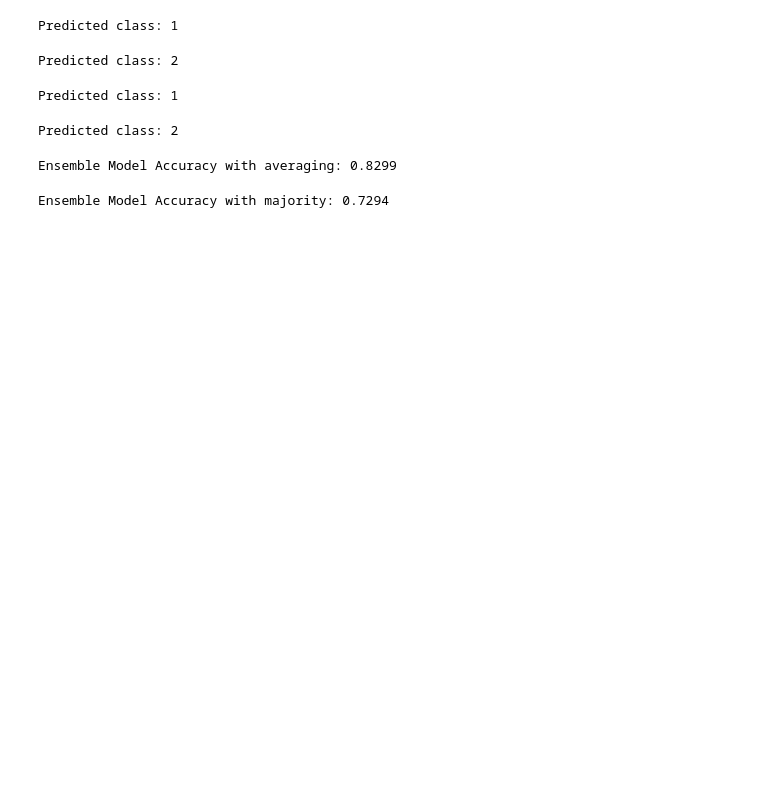
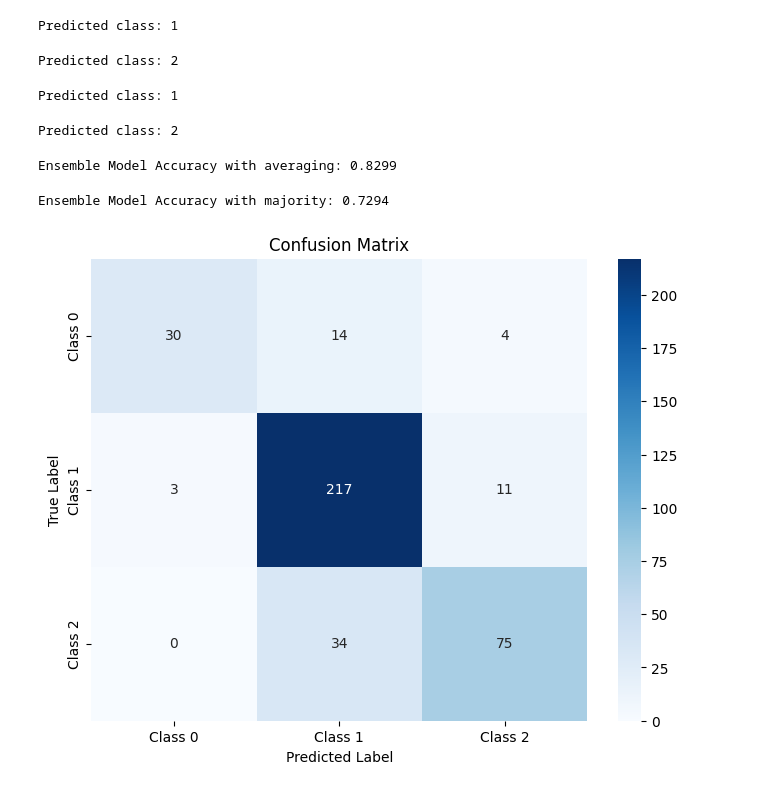
Before and after one commit to beyzoskaya/ML-In-Finance-CS-540, a Jupyter notebook: finance_project.ipynb, the cells around one changed output. Cells and saved outputs as stored; diff of their text form; code cells hidden in the pictures; blank space fills up the shorter version.

Commit message:
confusion matrixes added

```diff
--- a/finance_project.ipynb
+++ b/finance_project.ipynb
@@ -472,3 +472,29 @@ accuracy = accuracy_score(labels, predictions)
 print(f"Ensemble Model Accuracy with majority: {accuracy:.4f}")
 # %% [output]
 Ensemble Model Accuracy with majority: 0.7294
+# %%
+from sklearn.metrics import confusion_matrix
+import seaborn as sns
+import matplotlib.pyplot as plt
+
+predictions = []
+labels = []
+
+for i in range(len(val_dataset)):
+    sentence = val_dataset[i]['sentence']
+    label = val_dataset[i]['label']
+
+    predicted_class = ensemble_predict_averaging(models, tokenizers, sentence, device)
+
+    predictions.append(predicted_class)
+    labels.append(label)
+cm = confusion_matrix(labels, predictions)
+
+plt.figure(figsize=(8, 6))
+sns.heatmap(cm, annot=True, fmt='d', cmap='Blues', xticklabels=["Class 0", "Class 1", "Class 2"], yticklabels=["Class 0", "Class 1", "Class 2"])
+plt.title("Confusion Matrix")
+plt.ylabel("True Label")
+plt.xlabel("Predicted Label")
+plt.show()
+# %% [output]
+[figure, added]
```
Also changed, not shown: parts of 1 cell of this notebook.
